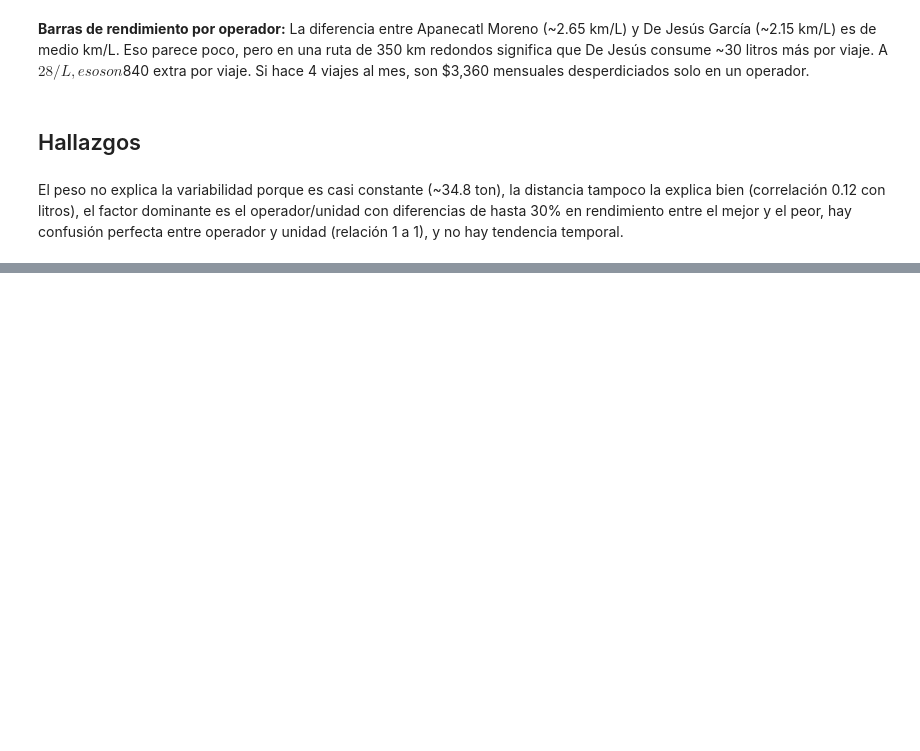
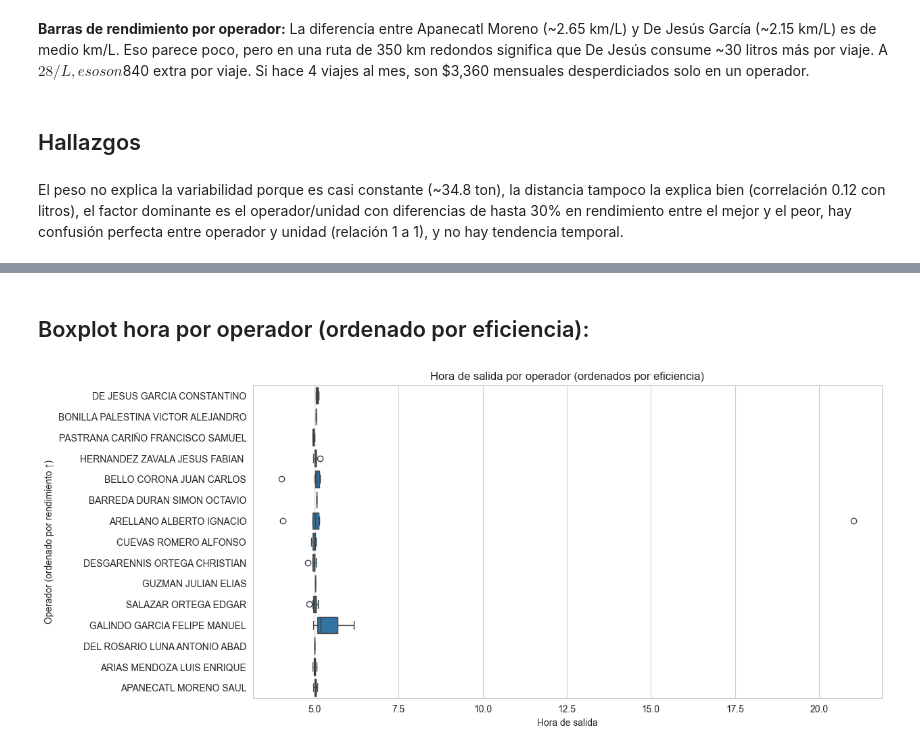
Before and after one commit to mvillafuerte-mav/IIS-Challenge, a Jupyter notebook: notebooks/01_data_understanding.ipynb, the cells around one changed output, grey strips where cells are left out. Saved outputs shown, nothing was run; the diff lists cells and outputs as text; code cells hidden in the pictures; blank space fills up the shorter version.

```diff
--- a/notebooks/01_data_understanding.ipynb
+++ b/notebooks/01_data_understanding.ipynb
@@ -206,0 +261,13 @@ El peso no explica la variabilidad porque es casi constante (~34.8 ton), la dist
+# %% [markdown]
+## Boxplot hora por operador (ordenado por eficiencia):
+# %%
+orden_rend = df.groupby('Operador')['Rend'].mean().sort_values().index
+
+plt.figure(figsize=(12, 6))
+sns.boxplot(x='hora_inicio_decimal', y='Operador', data=df, order=orden_rend, orient='h')
+plt.xlabel('Hora de salida')
+plt.ylabel('Operador (ordenado por rendimiento ↑)')
+plt.title('Hora de salida por operador (ordenados por eficiencia)')
+plt.show()
+# %% [output]
+[figure, added]
```
Also changed, not shown: parts of 18 cells of this notebook.
